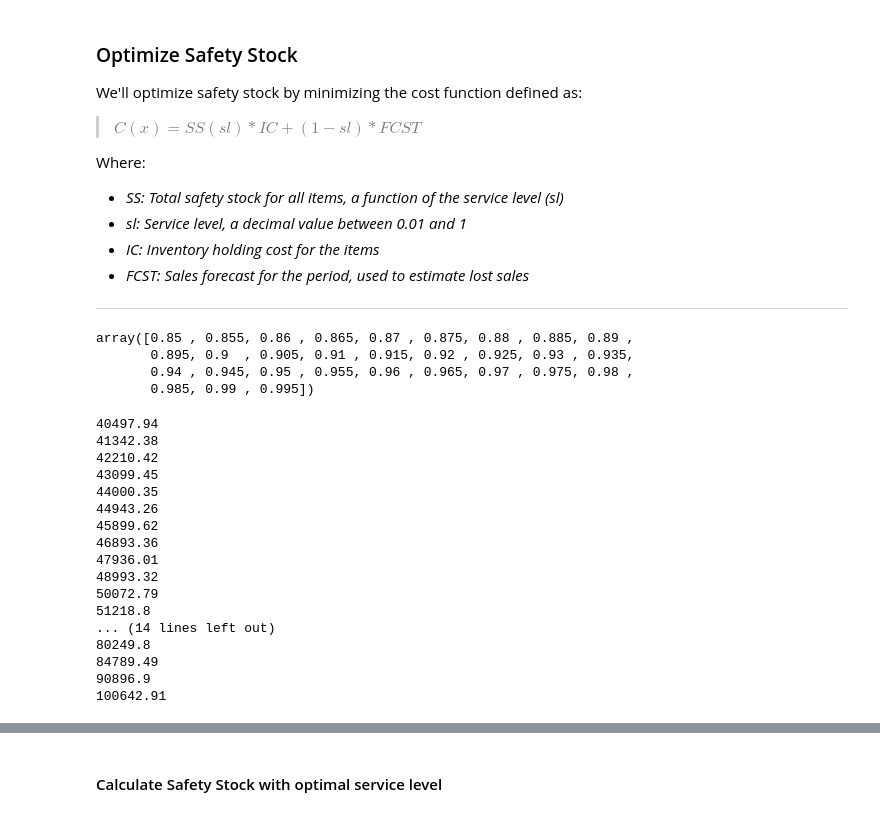
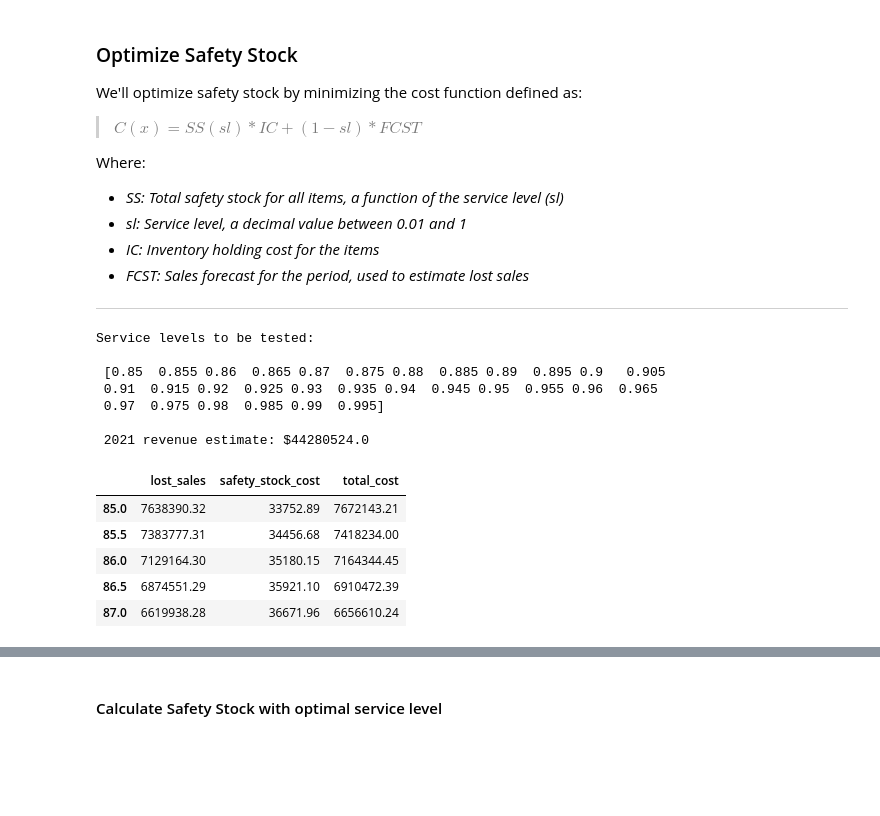
Before and after one commit to vjacobsen/Liquor-Sales-Inventory-Forecast, a Jupyter notebook: Liquor_Safety_Stock.ipynb, the cells around one changed output, grey strips where cells are left out. Saved outputs shown, nothing was run; the diff lists cells and outputs as text; code cells hidden in the pictures; blank space fills up the shorter version.

```diff
--- a/Liquor_Safety_Stock.ipynb
+++ b/Liquor_Safety_Stock.ipynb
@@ -259,7 +259,6 @@ Where:
 
 ---
 # %%
-# Safety stock function
 def safety_stock_func(df,service_level):
 
     # variables
@@ -271,45 +270,51 @@ def safety_stock_func(df,service_level):
 
     return ss_calculation
 
-# Service level values to test
+# Service level values to be tested
 service_levels_list = np.arange(.85,.9999,.005)
-service_levels_list
+print("Service levels to be tested: \n \n",service_levels_list)
+
+# Total annual sales value (used for lost sales estimation)
+profit_margin = 1.15
+revenue = (year_forecast['annual_forecast']*year_forecast['item_cost']*profit_margin).sum()
+print("\n 2021 revenue estimate: ${}".format(round(revenue)))
 # %% [output]
-array([0.85 , 0.855, 0.86 , 0.865, 0.87 , 0.875, 0.88 , 0.885, 0.89 ,
-       0.895, 0.9  , 0.905, 0.91 , 0.915, 0.92 , 0.925, 0.93 , 0.935,
-       0.94 , 0.945, 0.95 , 0.955, 0.96 , 0.965, 0.97 , 0.975, 0.98 ,
-       0.985, 0.99 , 0.995])
+Service levels to be tested:
+
+ [0.85  0.855 0.86  0.865 0.87  0.875 0.88  0.885 0.89  0.895 0.9   0.905
+ 0.91  0.915 0.92  0.925 0.93  0.935 0.94  0.945 0.95  0.955 0.96  0.965
+ 0.97  0.975 0.98  0.985 0.99  0.995]
+
+ 2021 revenue estimate: $44280524.0
 # %%
-# Optimizer loop
-
-safety_stock_costs
+# Optimize inventory
+ss_cost_list = []
+lost_sales_list = []
 
 for sl in service_levels_list:
+
   # Calculate ss for each service level
   historical.groupby('forecast_key').apply(lambda x: safety_stock_func(x,sl))
   safety_stock = historical.groupby('forecast_key').apply(lambda x: safety_stock_func(x,sl))
   safety_stock = pd.DataFrame(safety_stock,columns=['safety_stock']).round()
 
-  # Holding cost
-  safety_stock['holding_cost'] = [item_holding_cost_dict.get(key) for key in safety_stock.index]
+  # Safety stock holding cost
+  holding_cost= [item_holding_cost_dict.get(key) for key in safety_stock.index]
 
-  safety_stock_cost = round(sum(safety_stock['holding_cost']*safety_stock['safety_stock']),2)
-  print(safety_stock_cost)
+  safety_stock_cost = sum(holding_cost*safety_stock['safety_stock'])
+  ss_cost_list.append(safety_stock_cost)
+
+  # Lost sales estimate
+  lost_sales = (1-sl)*revenue
+  lost_sales_list.append(lost_sales)
-# %% [output]
-40497.94
-41342.38
-42210.42
-43099.45
-44000.35
-44943.26
-45899.62
-46893.36
-47936.01
-48993.32
-50072.79
-51218.8
-... (14 lines left out)
-80249.8
-84789.49
-90896.9
-100642.91
+# %%
+inventory_cost_levels = pd.DataFrame({'lost_sales':lost_sales_list,'safety_stock_cost':ss_cost_list},service_levels_list*100)
+inventory_cost_levels['total_cost'] = inventory_cost_levels['lost_sales'] + inventory_cost_levels['safety_stock_cost']
+inventory_cost_levels.round(2).head()
+# %% [output]
+|  | lost_sales | safety_stock_cost | total_cost |
+| 85.0 | 7638390.32 | 33752.89 | 7672143.21 |
+| 85.5 | 7383777.31 | 34456.68 | 7418234.00 |
+| 86.0 | 7129164.30 | 35180.15 | 7164344.45 |
+| 86.5 | 6874551.29 | 35921.10 | 6910472.39 |
+| 87.0 | 6619938.28 | 36671.96 | 6656610.24 |
```
Also changed, not shown: parts of 4 cells of this notebook.
